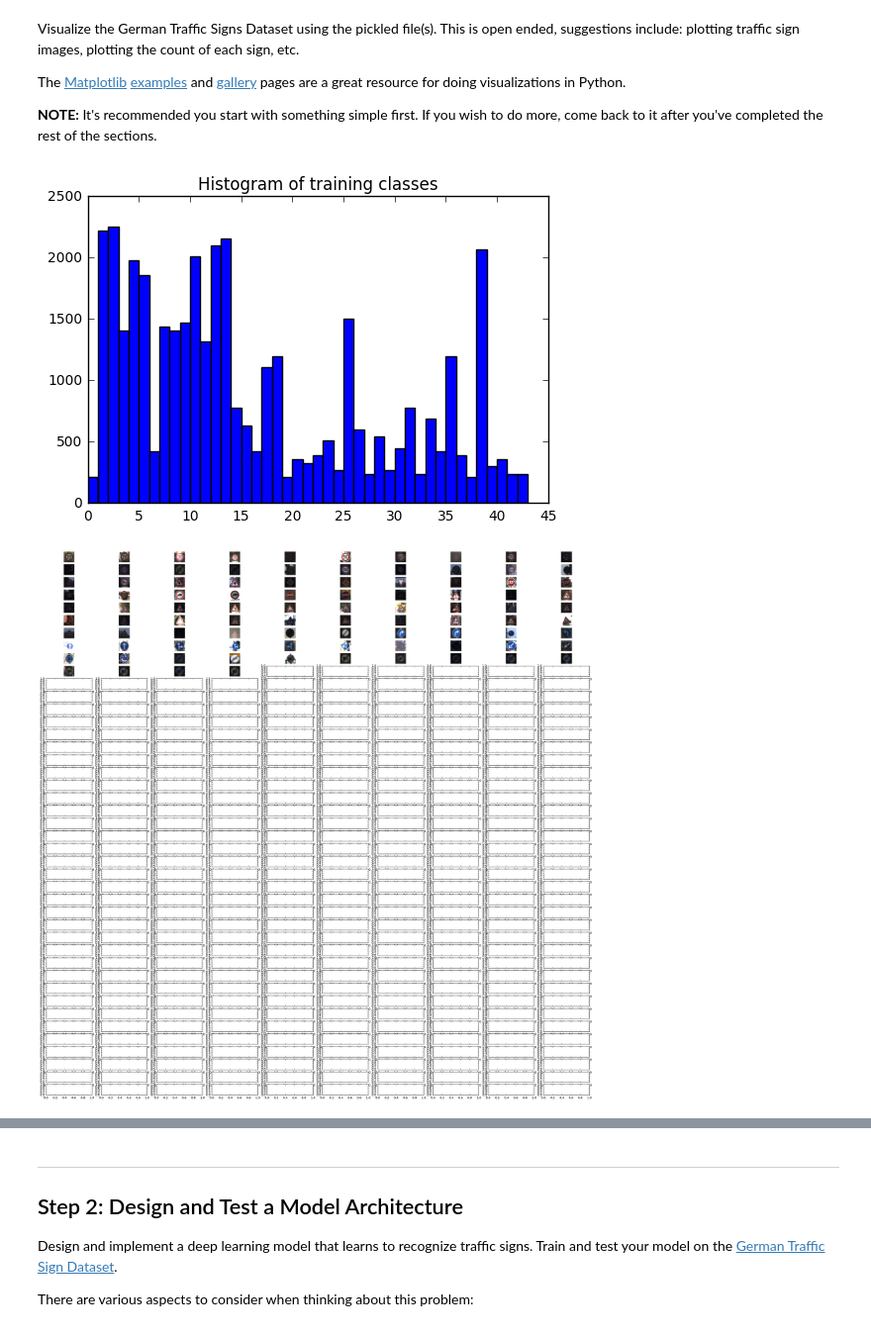
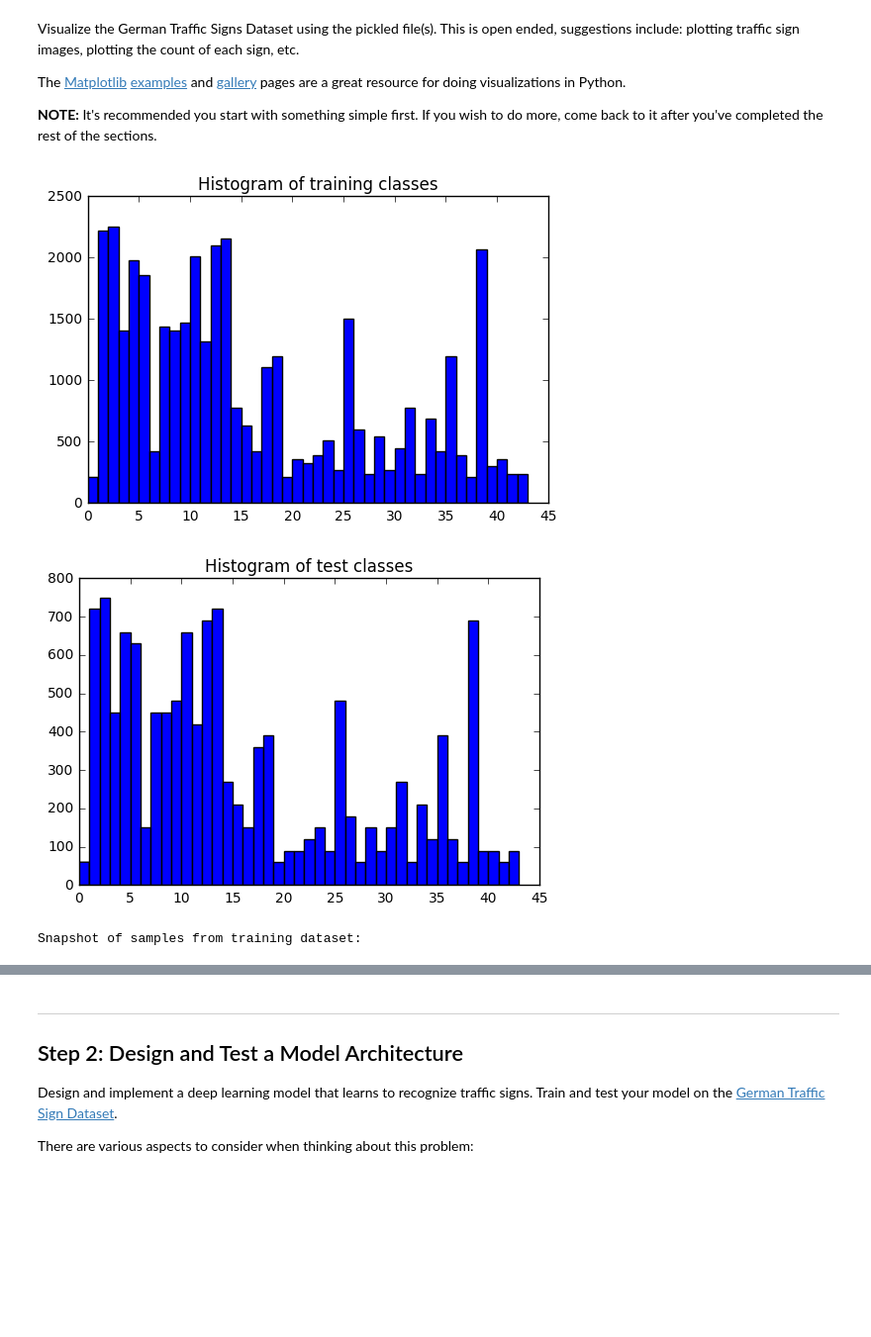
Before and after one commit to jinchenglee/CarND-Traffic-Sign-Classifier-Project, a Jupyter notebook: Traffic_Sign_Classifier.ipynb, the cells around one changed output, grey strips where cells are left out. Shown at 99% size. Saved outputs shown, nothing was run; the diff lists cells and outputs as text; code cells hidden in the pictures; blank space fills up the shorter version.

```diff
--- a/Traffic_Sign_Classifier.ipynb
+++ b/Traffic_Sign_Classifier.ipynb
@@ -78,32 +78,38 @@ The [Matplotlib](http://matplotlib.org/) [examples](http://matplotlib.org/exampl
 # %%
 ### Data exploration visualization goes here.
 ### Feel free to use as many code cells as needed.
 import matplotlib.pyplot as plt
 import random
-from PIL import Image
 
 # Visualizations will be shown in the notebook.
 %matplotlib inline
 
 # Show histograms of all classes in training dataset
 plt.hist(y_train,range(n_classes+1))
 plt.title("Histogram of training classes")
 plt.show()
 
-# Show a random of n_img example of each class
-n_img = 10
-fig = plt.figure(figsize=(32,32))
-ax = [fig.add_subplot(n_classes, n_img, i+1) for i in range(n_img*n_classes)]
-# Build an class index mapping dict
-idx={}
+# Show histograms of all classes in test dataset
+plt.hist(y_test,range(n_classes+1))
+plt.title("Histogram of test classes")
+plt.show()
+
+# Show a random of n example of each class
+samples_per_class = 2
+
+plt.figure(figsize = (6,32))
+print('Snapshot of samples from training dataset:')
 for i in range(n_classes):
     #print(i)
-    idx[i] = random.sample(list(np.squeeze(np.where(y_train==i))),n_img)
-    for j in range(n_img):
-        ax[i*2+j].imshow(X_train[idx[i][j]].astype('uint8'))
-        ax[i*2+j].axis('off')
+    idxs = np.random.choice(np.flatnonzero(y_train==i), samples_per_class)
+    for j , idx in enumerate(idxs):
+        plt_idx = i*samples_per_class + j + 1
+        plt.subplot(43, samples_per_class, plt_idx)
+        plt.imshow(X_train[idx].astype('uint8'))
+        plt.axis('off')
 
 plt.show()
 # %% [output]
 [figure]
-[figure, old version]
+[figure, new version]
+Snapshot of samples from training dataset:
```
Also changed, not shown: parts of 4 cells of this notebook.
